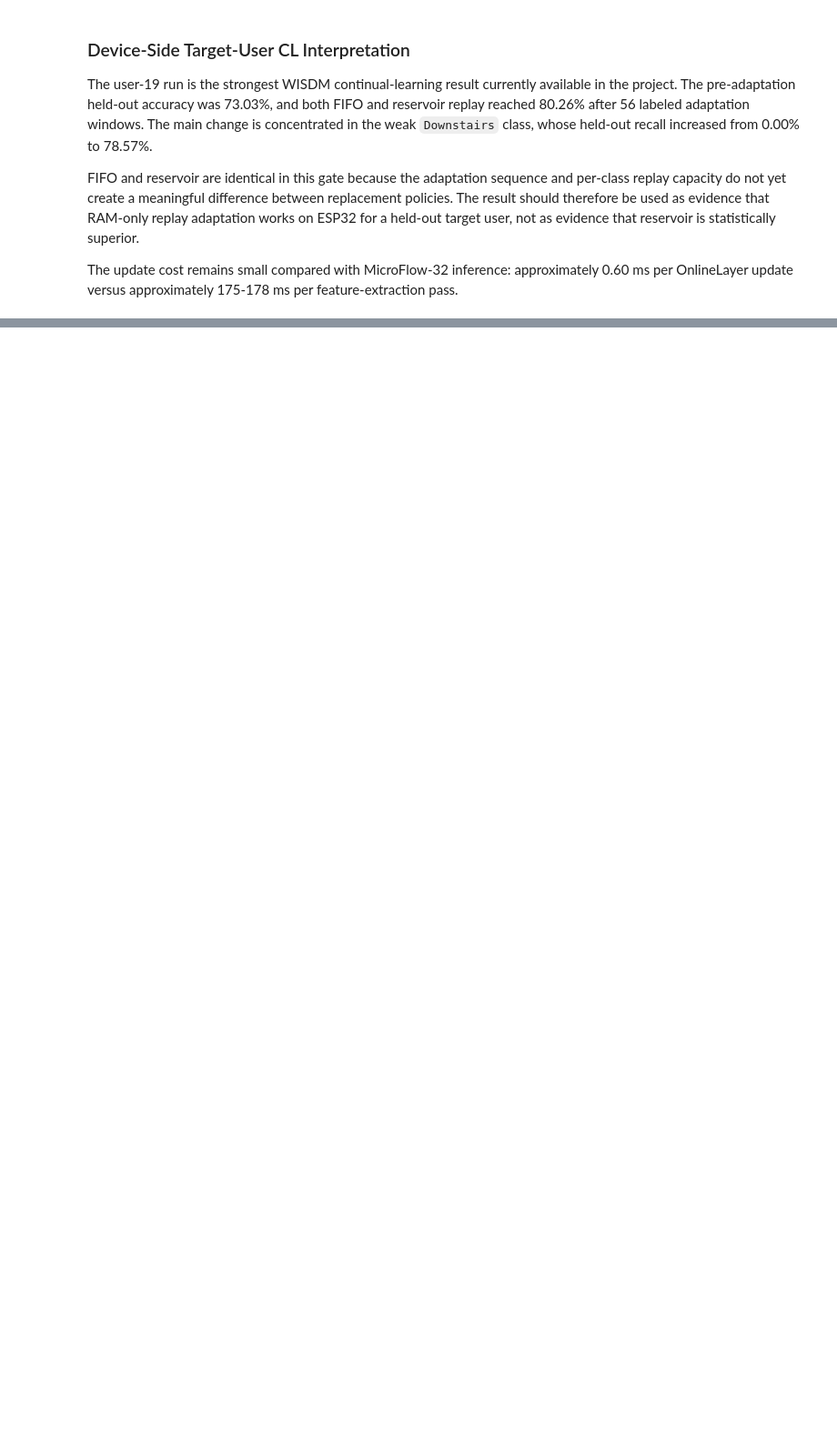
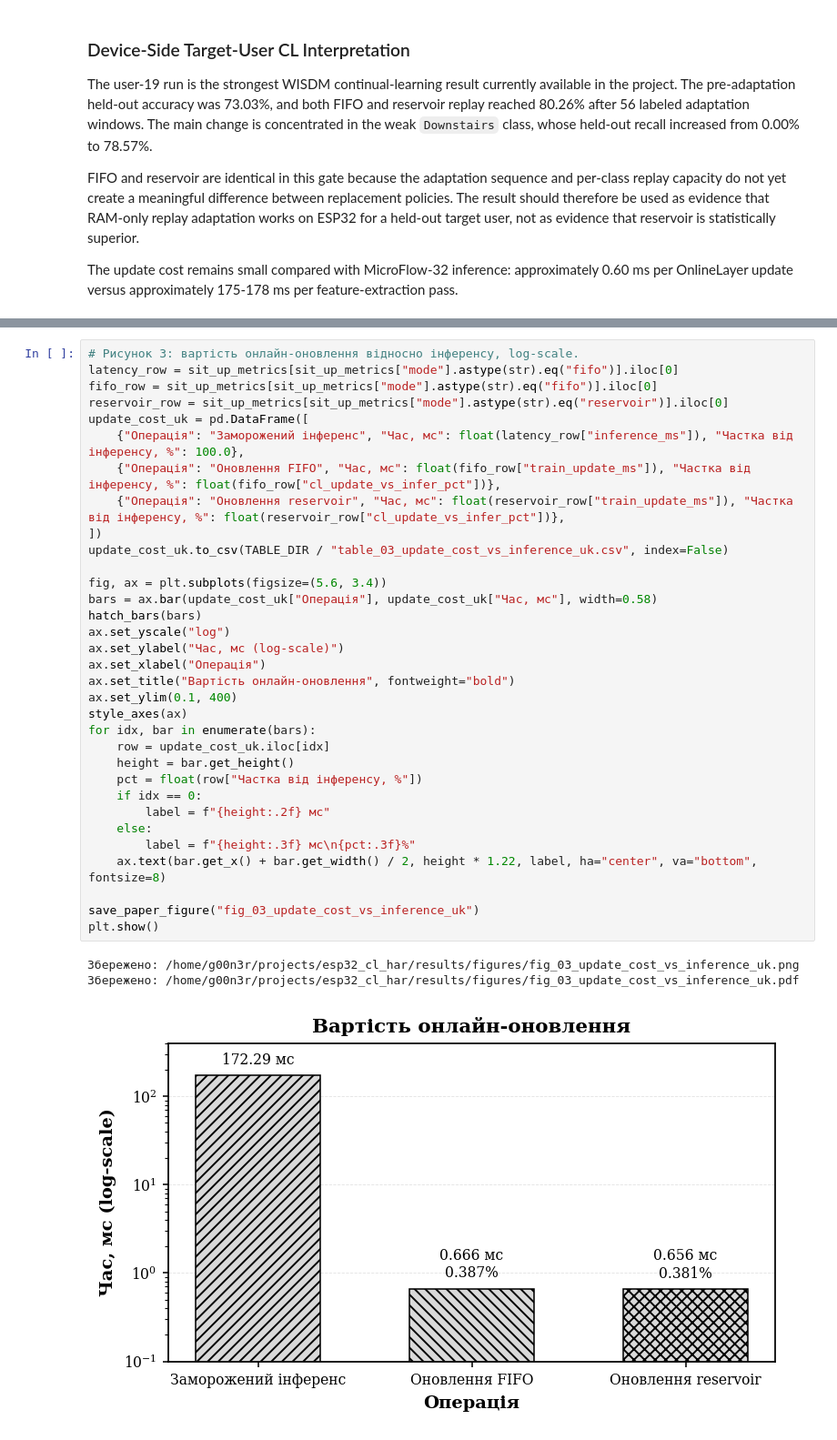
Before and after one commit to loo00r/esp32_cl_har, a Jupyter notebook: notebooks/paper_results_analysis.ipynb, the cells around one changed output, grey strips where cells are left out. Shown at 91% size. Cells and saved outputs as stored; diff of their text form; blank space fills up the shorter version.

```diff
--- a/notebooks/paper_results_analysis.ipynb
+++ b/notebooks/paper_results_analysis.ipynb
@@ -845,0 +1037,37 @@ The update cost remains small compared with MicroFlow-32 inference: approximatel
+# %%
+# Рисунок 3: вартість онлайн-оновлення відносно інференсу, log-scale.
+latency_row = sit_up_metrics[sit_up_metrics["mode"].astype(str).eq("fifo")].iloc[0]
+fifo_row = sit_up_metrics[sit_up_metrics["mode"].astype(str).eq("fifo")].iloc[0]
+reservoir_row = sit_up_metrics[sit_up_metrics["mode"].astype(str).eq("reservoir")].iloc[0]
+update_cost_uk = pd.DataFrame([
+    {"Операція": "Заморожений інференс", "Час, мс": float(latency_row["inference_ms"]), "Частка від інференсу, %": 100.0},
+    {"Операція": "Оновлення FIFO", "Час, мс": float(fifo_row["train_update_ms"]), "Частка від інференсу, %": float(fifo_row["cl_update_vs_infer_pct"])},
+    {"Операція": "Оновлення reservoir", "Час, мс": float(reservoir_row["train_update_ms"]), "Частка від інференсу, %": float(reservoir_row["cl_update_vs_infer_pct"])},
+])
+update_cost_uk.to_csv(TABLE_DIR / "table_03_update_cost_vs_inference_uk.csv", index=False)
+
+fig, ax = plt.subplots(figsize=(5.6, 3.4))
+bars = ax.bar(update_cost_uk["Операція"], update_cost_uk["Час, мс"], width=0.58)
+hatch_bars(bars)
+ax.set_yscale("log")
+ax.set_ylabel("Час, мс (log-scale)")
+ax.set_xlabel("Операція")
+ax.set_title("Вартість онлайн-оновлення", fontweight="bold")
+ax.set_ylim(0.1, 400)
+style_axes(ax)
+for idx, bar in enumerate(bars):
+    row = update_cost_uk.iloc[idx]
+    height = bar.get_height()
+    pct = float(row["Частка від інференсу, %"])
+    if idx == 0:
+        label = f"{height:.2f} мс"
+    else:
+        label = f"{height:.3f} мс\n{pct:.3f}%"
+    ax.text(bar.get_x() + bar.get_width() / 2, height * 1.22, label, ha="center", va="bottom", fontsize=8)
+
+save_paper_figure("fig_03_update_cost_vs_inference_uk")
+plt.show()
+# %% [output]
+Збережено: /home/g00n3r/projects/esp32_cl_har/results/figures/fig_03_update_cost_vs_inference_uk.png
+Збережено: /home/g00n3r/projects/esp32_cl_har/results/figures/fig_03_update_cost_vs_inference_uk.pdf
+[figure, added]
```
Also changed, not shown: parts of 10 cells of this notebook, 27 other files.
